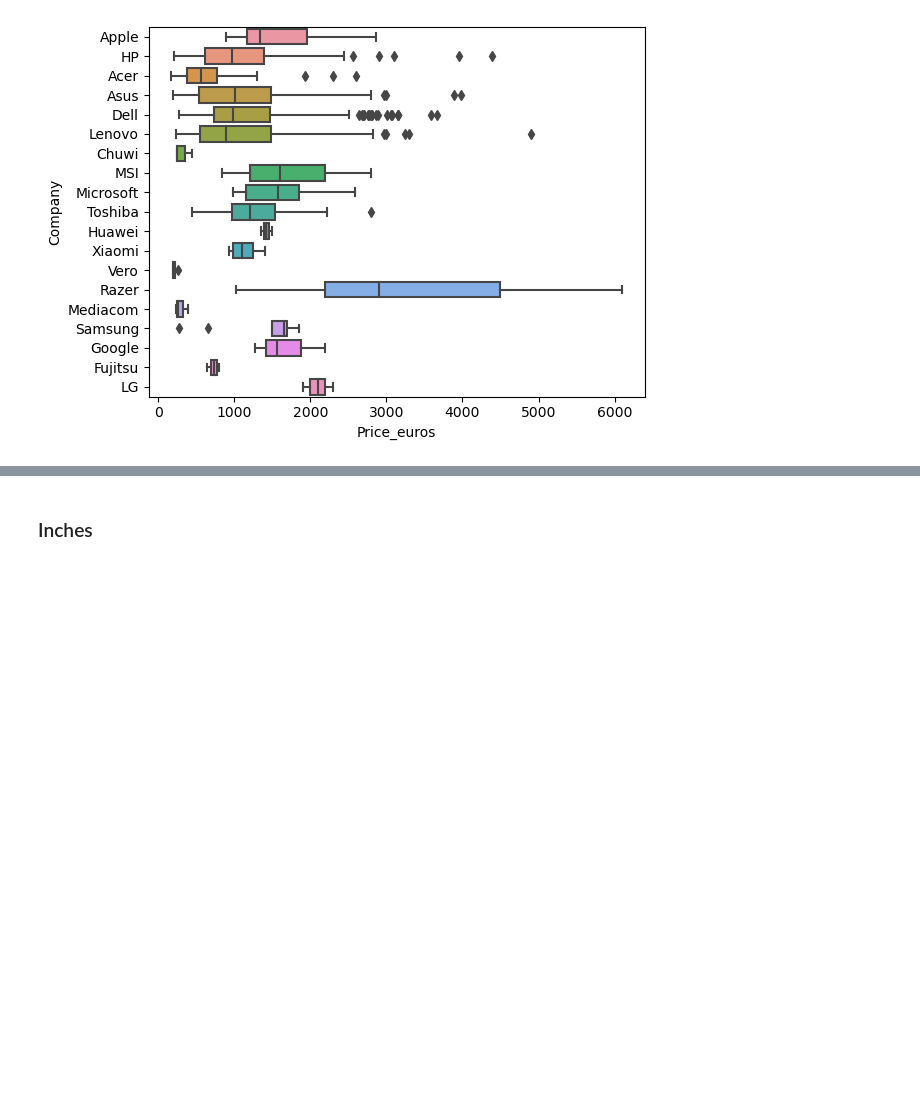
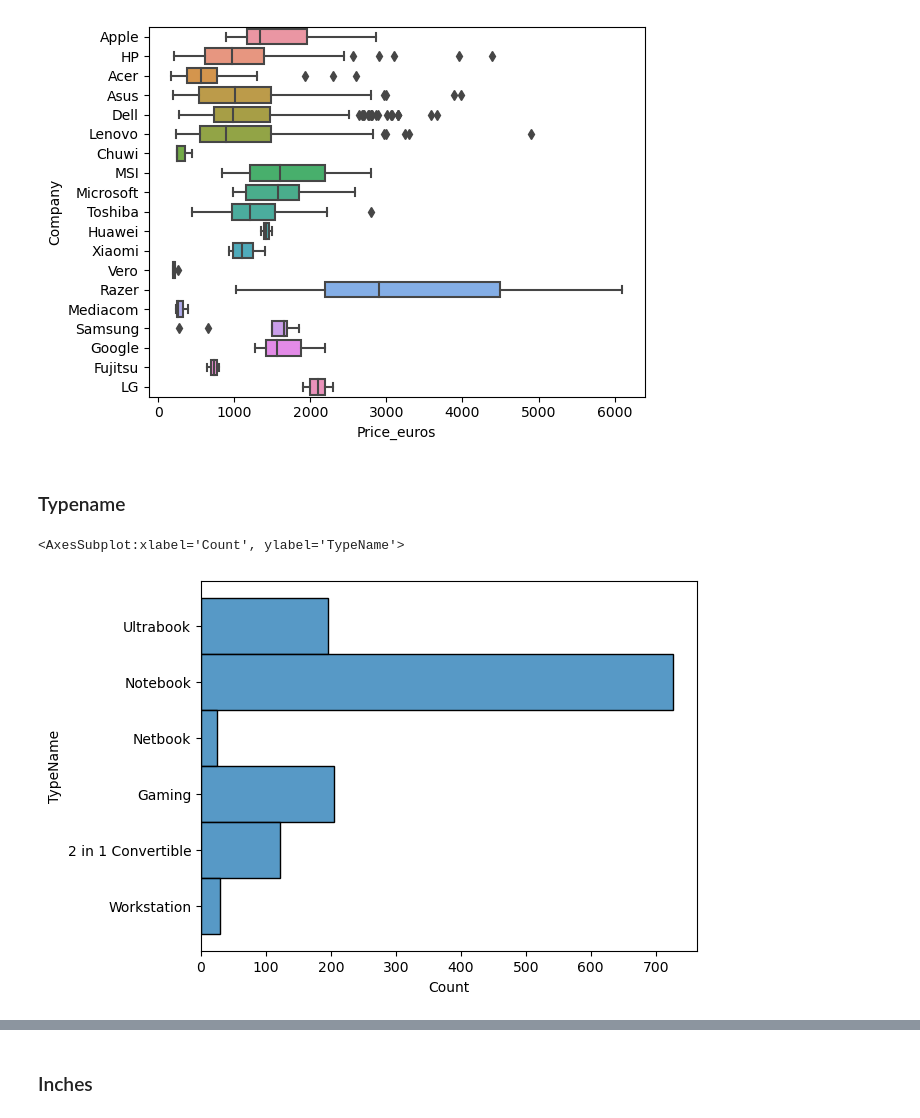
Before and after one commit to RossErskine/Kaggle-notebooks, a Jupyter notebook: Laptop prices.ipynb, the cells around one changed output, grey strips where cells are left out. Saved outputs shown, nothing was run; the diff lists cells and outputs as text; code cells hidden in the pictures; blank space fills up the shorter version.

```diff
--- a/Laptop prices.ipynb
+++ b/Laptop prices.ipynb
@@ -120,3 +131,10 @@ X['Sex']= le.fit_transform(X['Sex'])
 X['Embarked']= le.fit_transform(X['Embarked'])
 
 X.head()
+# %% [markdown]
+### Typename
+# %%
+sns.histplot(data=df, y='TypeName')
+# %% [output]
+<AxesSubplot:xlabel='Count', ylabel='TypeName'>
+[figure, added]
```
Also changed, not shown: parts of 21 cells of this notebook.
